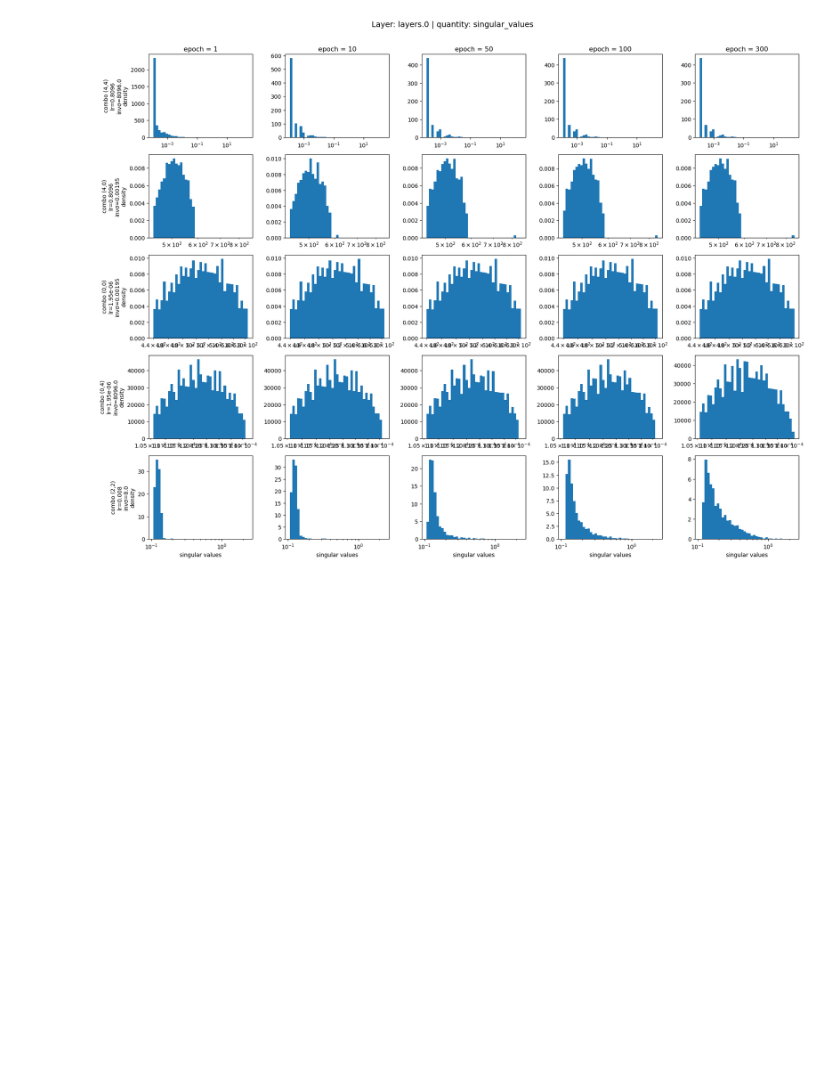
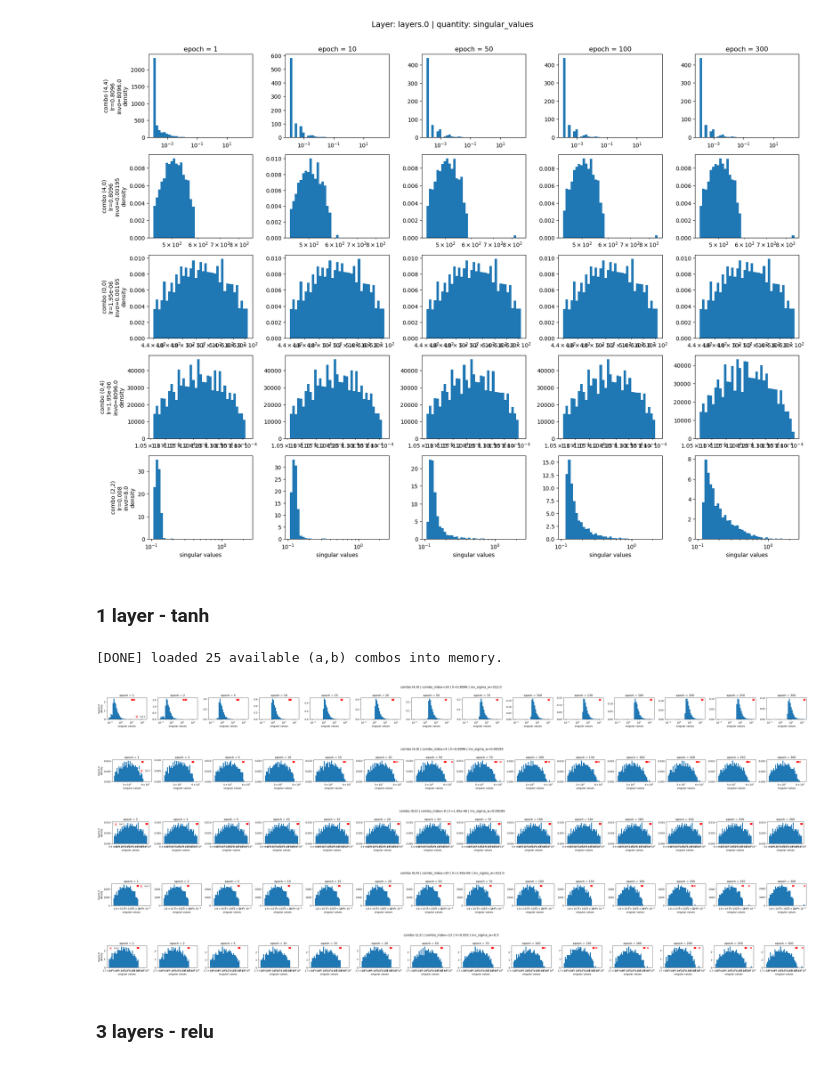
Before and after one commit to f-damico/BBP_in_SGD, a Jupyter notebook: notebook_svd.ipynb, the cells around one changed output. Cells and saved outputs as stored; diff of their text form; code cells hidden in the pictures; blank space fills up the shorter version.

Commit message:
Histograms SVD completed for DNN

```diff
--- a/notebook_svd.ipynb
+++ b/notebook_svd.ipynb
@@ -716,3 +716,83 @@ fig, axes = plot_svd_histograms_combos_by_time_from_store(
 )
 # %% [output]
 [figure]
+# %% [markdown]
+### 1 layer - tanh
+# %%
+results_dir = "data/experiment_2/exp2_SVD_dnn_SMALL_sgd_tanh_v1"
+config_path = "src/experiment_2/DNN_utkface_age_phase_diagram.json"
+
+svd_store = load_all_svd_once(
+    results_dir,
+    config_path,
+    svd_filename="svd_diagnostics.pt",
+)
+# %% [output]
+[DONE] loaded 25 available (a,b) combos into memory.
+# %%
+fig, axes = plot_svd_histograms_layers_by_time_from_store(
+    svd_store,
+    a=4,
+    b=4,
+    layers=["layers.0"],
+    value_key="singular_values",
+    bins=40,
+    log_x=True,
+    shared_bins="layer",
+)
+# %% [output]
+[figure, added]
+# %%
+fig, axes = plot_svd_histograms_layers_by_time_from_store(
+    svd_store,
+    a=4,
+    b=0,
+    layers=["layers.0"],
+    value_key="singular_values",
+    bins=40,
+    log_x=True,
+    shared_bins="layer",
+)
+# %% [output]
+[figure, added]
+# %%
+fig, axes = plot_svd_histograms_layers_by_time_from_store(
+    svd_store,
+    a=0,
+    b=0,
+    layers=["layers.0"],
+    value_key="singular_values",
+    bins=40,
+    log_x=True,
+    shared_bins="layer",
+)
+# %% [output]
+[figure, added]
+# %%
+fig, axes = plot_svd_histograms_layers_by_time_from_store(
+    svd_store,
+    a=0,
+    b=4,
+    layers=["layers.0"],
+    value_key="singular_values",
+    bins=40,
+    log_x=True,
+    shared_bins="layer",
+)
+# %% [output]
+[figure, added]
+# %%
+fig, axes = plot_svd_histograms_layers_by_time_from_store(
+    svd_store,
+    a=2,
+    b=2,
+    layers=["layers.0"],
+    value_key="singular_values",
+    bins=40,
+    log_x=True,
+    shared_bins="layer",
+)
+# %% [output]
+[figure, added]
+# %% [markdown]
+### 3 layers - relu
```
Also changed, not shown: parts of 20 cells of this notebook, 3 other files.
